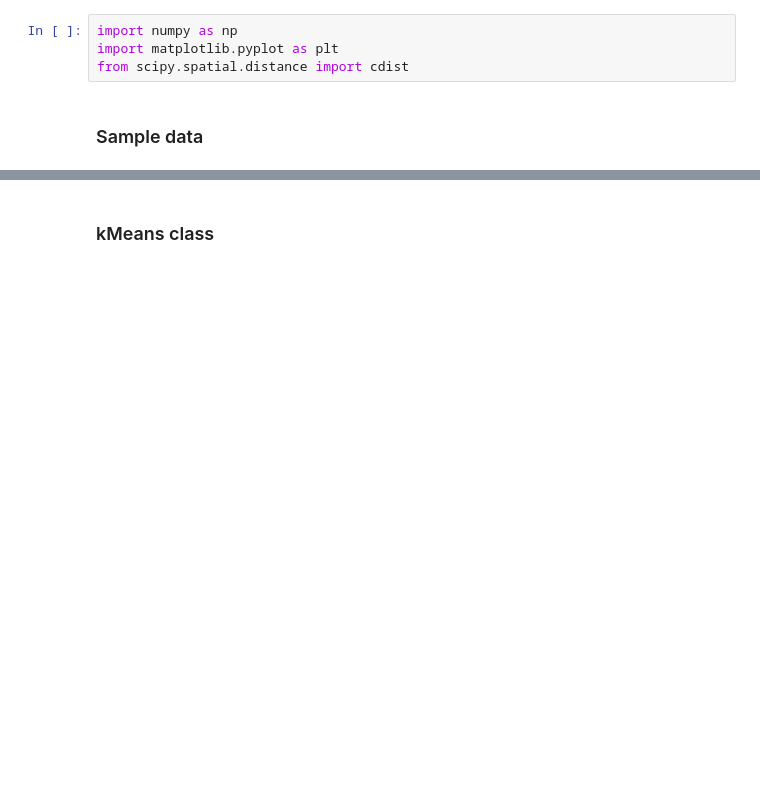
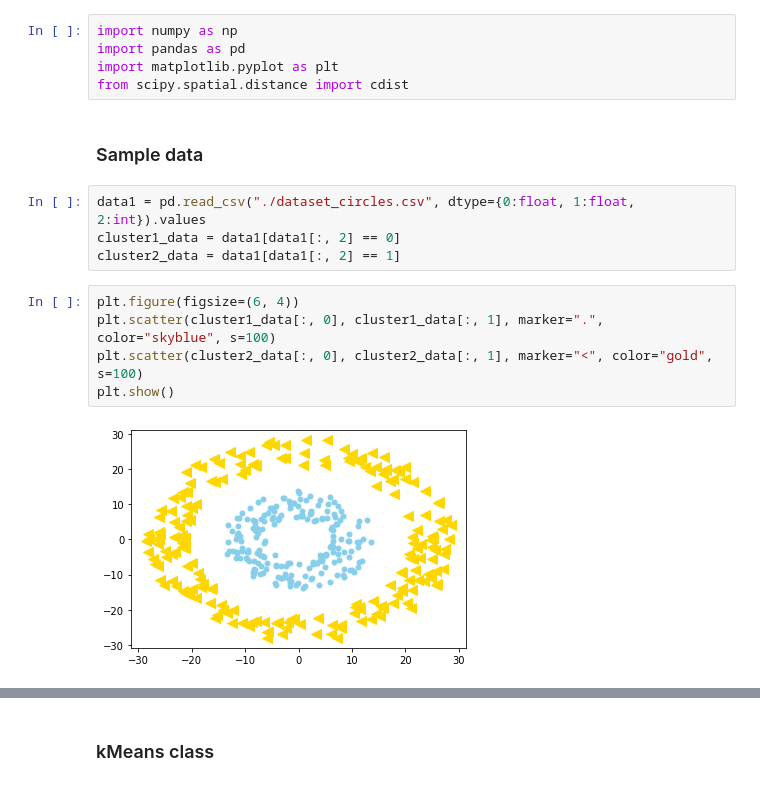
Before and after one commit to Yao-14/ML-DL_NWPU, a Jupyter notebook: 1_machine_learning_class/3_kmeans/homework/Homework 04 - kMeans.ipynb, the cells around one changed output, grey strips where cells are left out. Saved outputs shown, nothing was run; the diff lists cells and outputs as text; blank space fills up the shorter version.

```diff
--- a/1_machine_learning_class/3_kmeans/homework/Homework 04 - kMeans.ipynb
+++ b/1_machine_learning_class/3_kmeans/homework/Homework 04 - kMeans.ipynb
@@ -58,7 +60,19 @@ $$
 Reference: https://www.biaodianfu.com/k-means.html
 # %%
 import numpy as np
+import pandas as pd
 import matplotlib.pyplot as plt
 from scipy.spatial.distance import cdist
 # %% [markdown]
 ### Sample data
+# %%
+data1 = pd.read_csv("./dataset_circles.csv", dtype={0:float, 1:float, 2:int}).values
+cluster1_data = data1[data1[:, 2] == 0]
+cluster2_data = data1[data1[:, 2] == 1]
+# %%
+plt.figure(figsize=(6, 4))
+plt.scatter(cluster1_data[:, 0], cluster1_data[:, 1], marker=".", color="skyblue", s=100)
+plt.scatter(cluster2_data[:, 0], cluster2_data[:, 1], marker="<", color="gold", s=100)
+plt.show()
+# %% [output]
+[figure, added]
```
Also changed, not shown: parts of 9 cells of this notebook.
